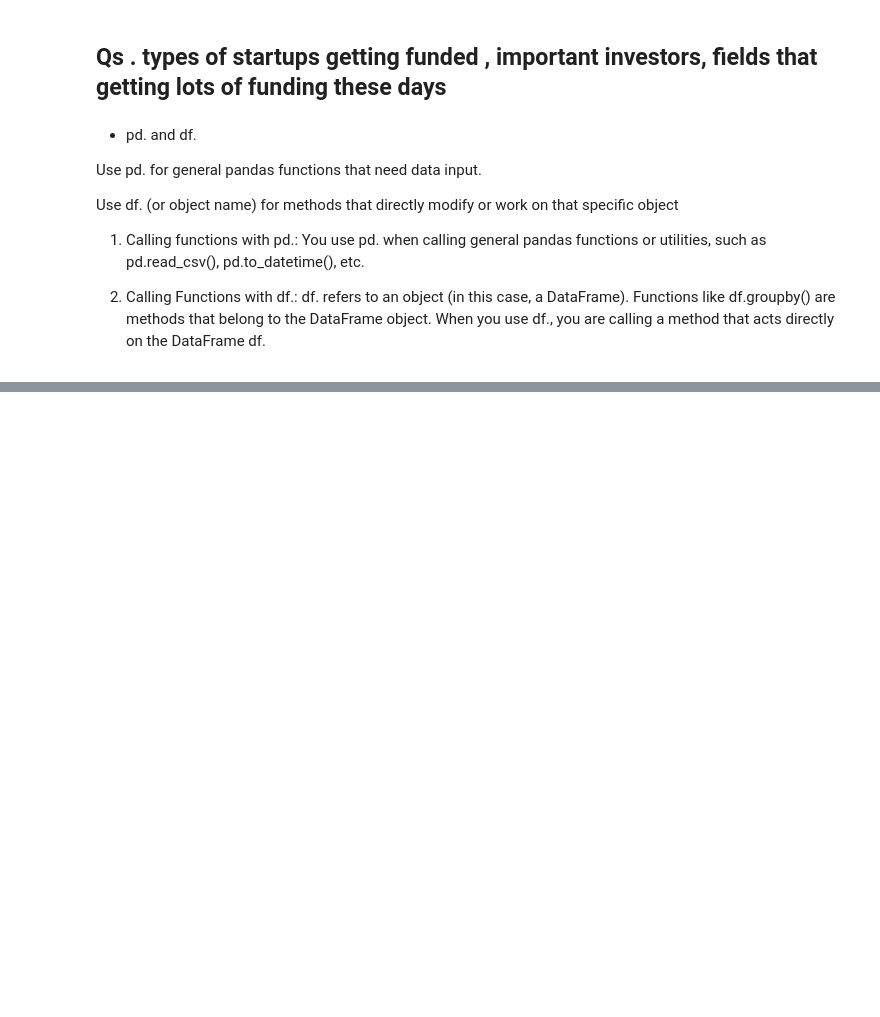
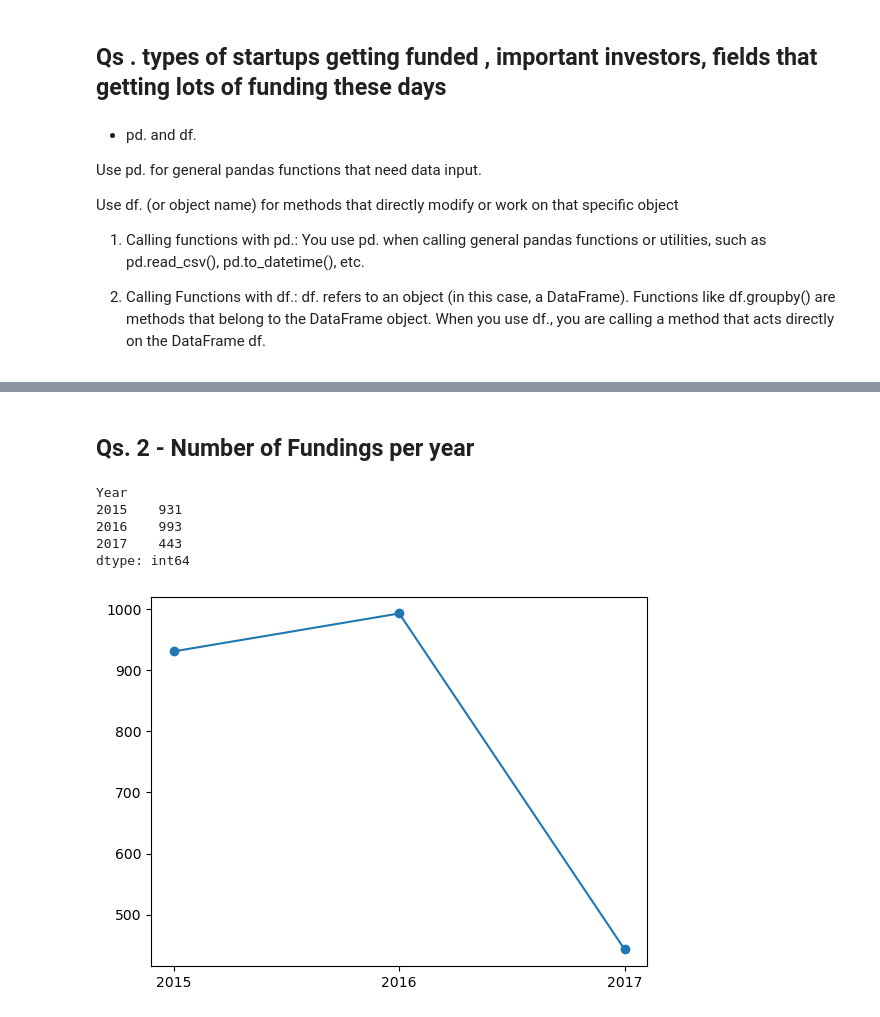
Before and after one commit to Vishal-Nishad/Machine-Learning, a Jupyter notebook: 14. Project - Case Study (Part - I)/14. Project Case Study Part 1.ipynb, the cells around one changed output, grey strips where cells are left out. Cells and saved outputs as stored; diff of their text form; code cells hidden in the pictures; blank space fills up the shorter version.

```diff
--- a/14. Project - Case Study (Part - I)/14. Project Case Study Part 1.ipynb
+++ b/14. Project - Case Study (Part - I)/14. Project Case Study Part 1.ipynb
@@ -82,0 +115,23 @@ startups getting funded:
+# %% [markdown]
+## Qs. 2 - Number of Fundings per year
+# %%
+import matplotlib.pyplot as plt
+
+df['Year']=pd.to_datetime(df['Date'],dayfirst=True).dt.year    ## .astype(int),,== showing na erroe
+df = df.dropna(subset=['Year'])
+# Convert Year to int
+df['Year'] = df['Year'].astype(int)
+
+year_wise_funding=df.groupby('Year').size()
+print(year_wise_funding)
+plt.scatter(year_wise_funding.index,year_wise_funding.values)
+plt.plot(year_wise_funding.index,year_wise_funding.values)
+plt.xticks(year_wise_funding.index)
+plt.show()
+# %% [output]
+Year
+2015    931
+2016    993
+2017    443
+dtype: int64
+[figure, added]
```
Also changed, not shown: parts of 2 cells of this notebook.
